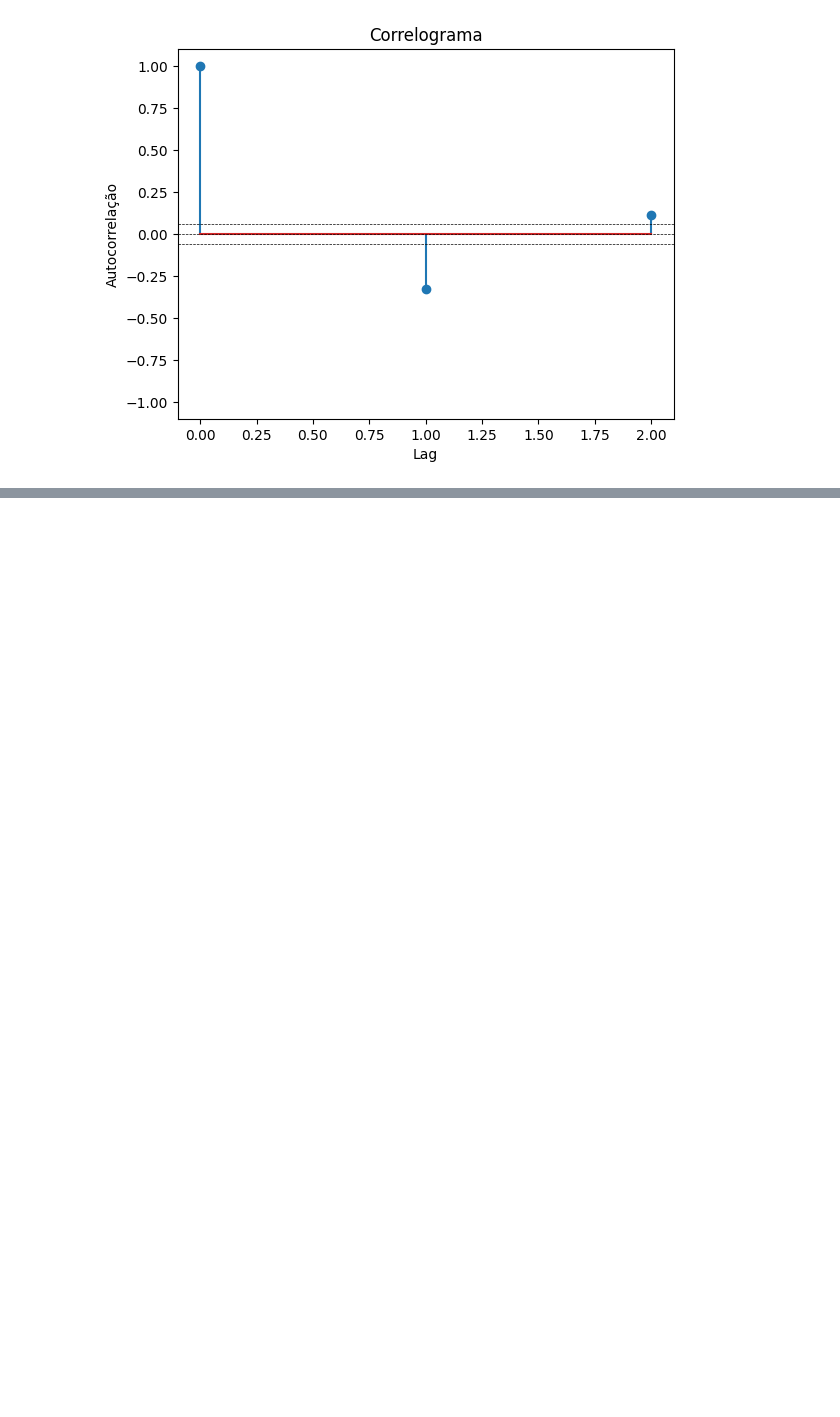
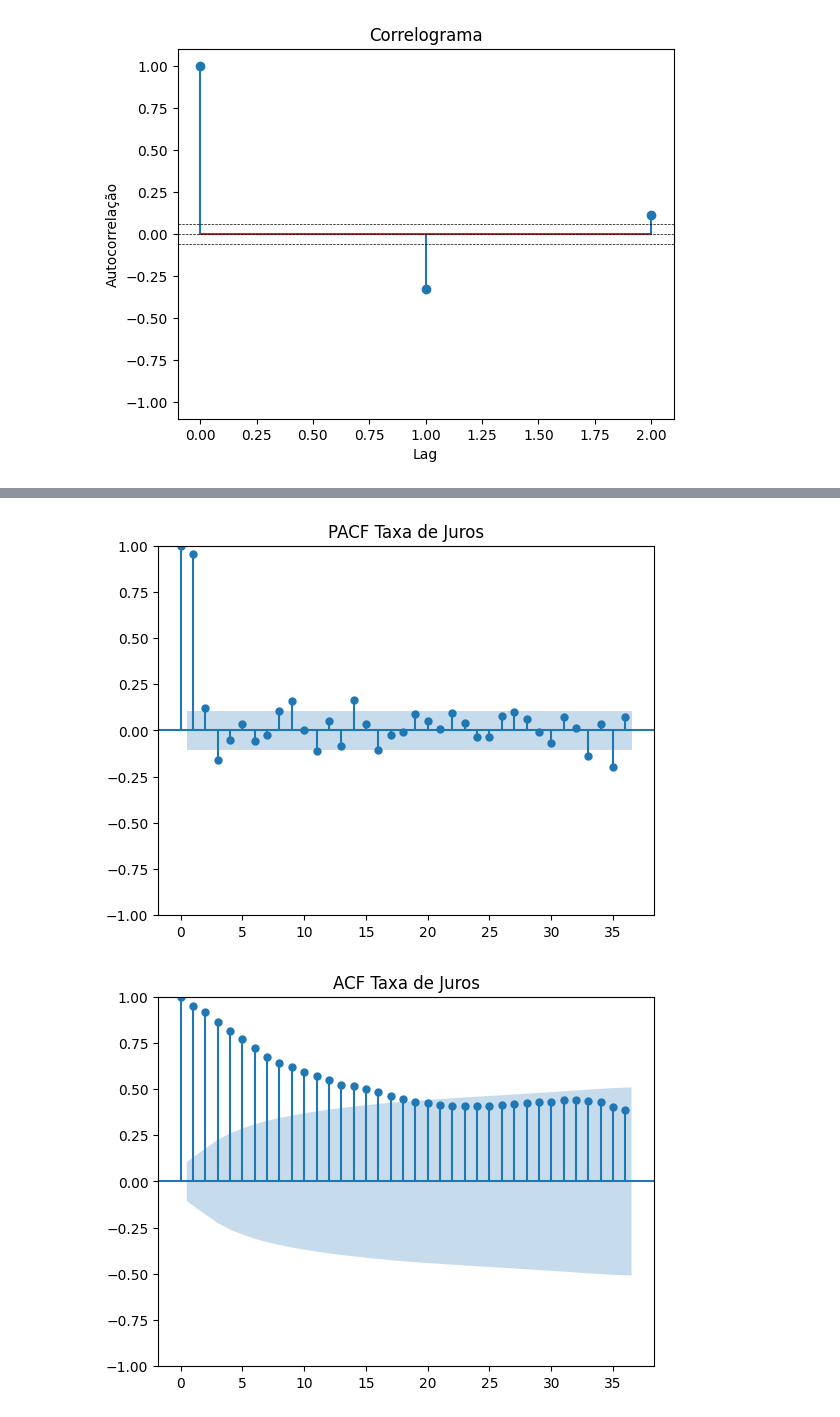
Before and after one commit to hutner700/Series-Temporais, a Jupyter notebook: lista.ipynb, the cells around one changed output, grey strips where cells are left out. Cells and saved outputs as stored; diff of their text form; code cells hidden in the pictures; blank space fills up the shorter version.

```diff
--- a/lista.ipynb
+++ b/lista.ipynb
@@ -108,0 +121,8 @@ plotar(taxaJ, "Taxa de Juros")
+# %%
+
+# Para a série taxaJ
+plot_acf(taxaJ['Valor'], lags=36, title="ACF Taxa de Juros")
+plot_pacf(taxaJ['Valor'], lags=36, title="PACF Taxa de Juros")
+# %% [output]
+[figure, added]
+[figure, added]
```
Also changed, not shown: parts of 12 cells of this notebook.
